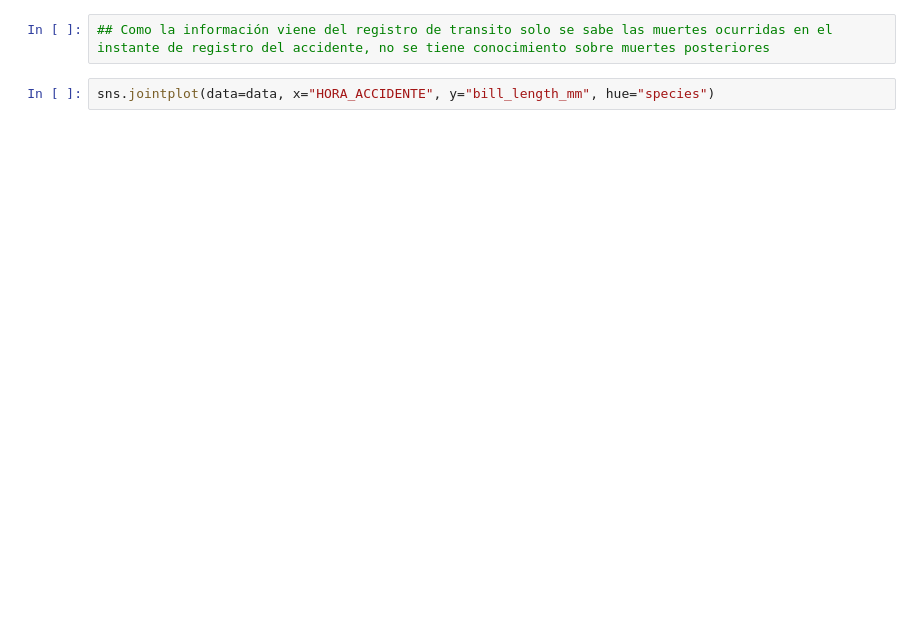
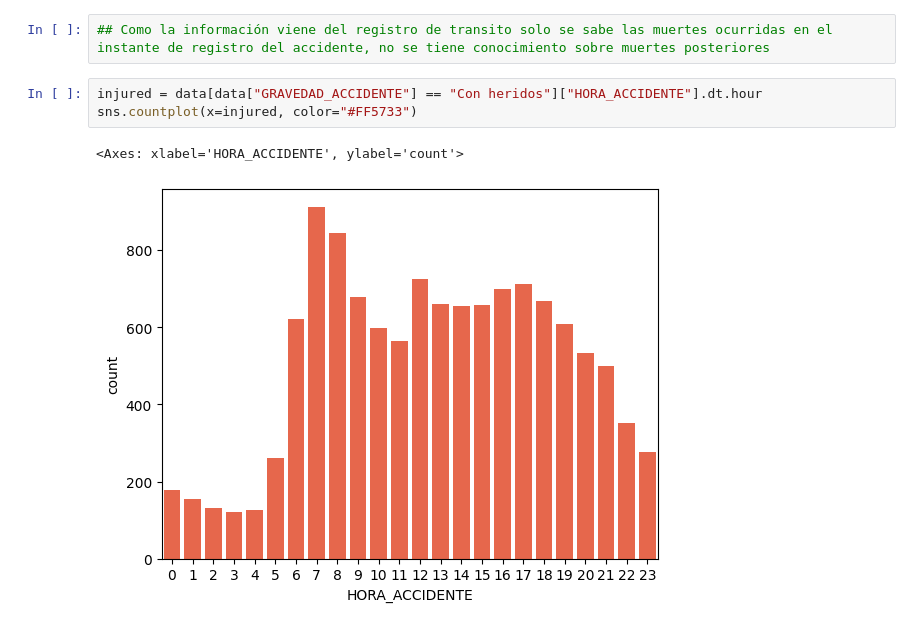
Before and after one commit to AbrahamOro/EDA-ACCIDENTES-Colombia, a Jupyter notebook: EDA-Accidents.ipynb, the cells around one changed output. Saved outputs shown, nothing was run; the diff lists cells and outputs as text; blank space fills up the shorter version.

Commit message:
I added a graph of proportion of injured per accidents

```diff
--- a/EDA-Accidents.ipynb
+++ b/EDA-Accidents.ipynb
@@ -224,4 +231,8 @@ Proporción muertes por accidente: % 1.12
 # %%
 ## Como la información viene del registro de transito solo se sabe las muertes ocurridas en el instante de registro del accidente, no se tiene conocimiento sobre muertes posteriores
-# %%
-sns.jointplot(data=data, x="HORA_ACCIDENTE", y="bill_length_mm", hue="species")
+# %%
+injured = data[data["GRAVEDAD_ACCIDENTE"] == "Con heridos"]["HORA_ACCIDENTE"].dt.hour
+sns.countplot(x=injured, color="#FF5733")
+# %% [output]
+<Axes: xlabel='HORA_ACCIDENTE', ylabel='count'>
+[figure, added]
```
Also changed, not shown: parts of 7 cells of this notebook.
